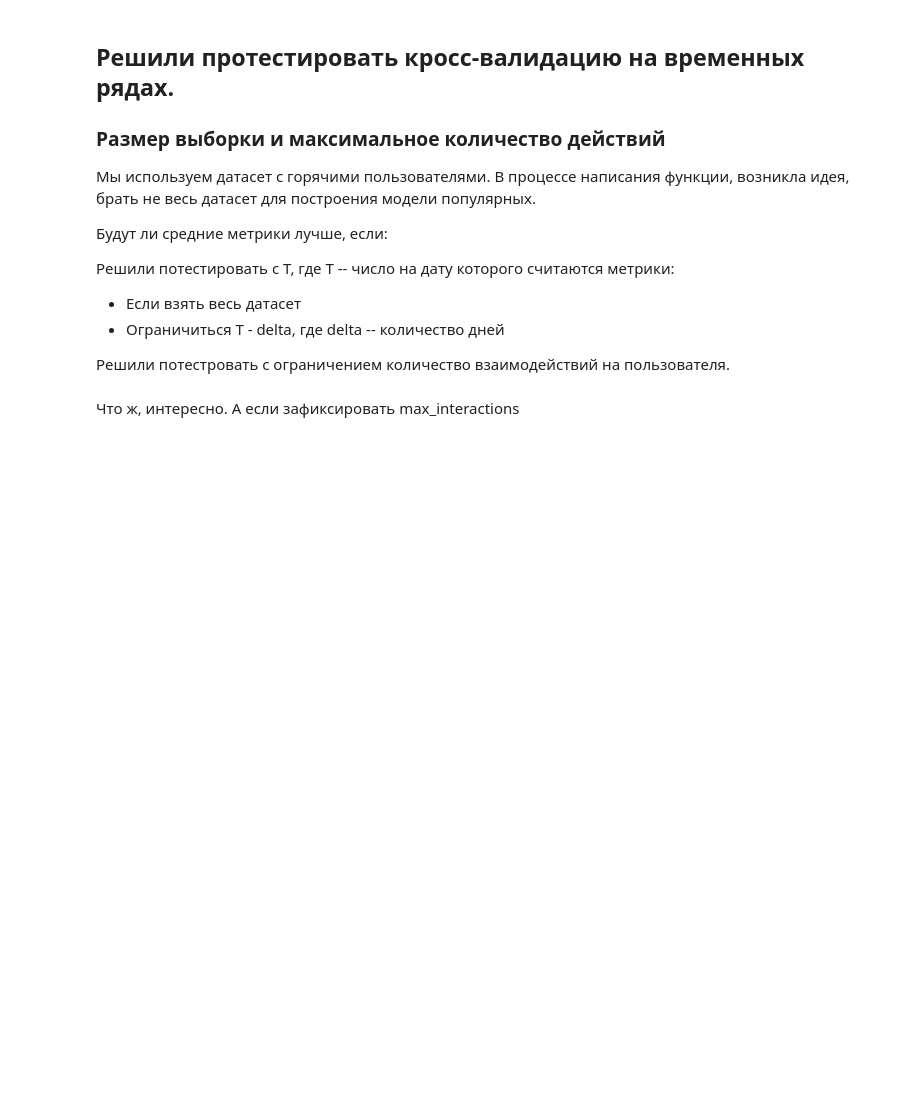
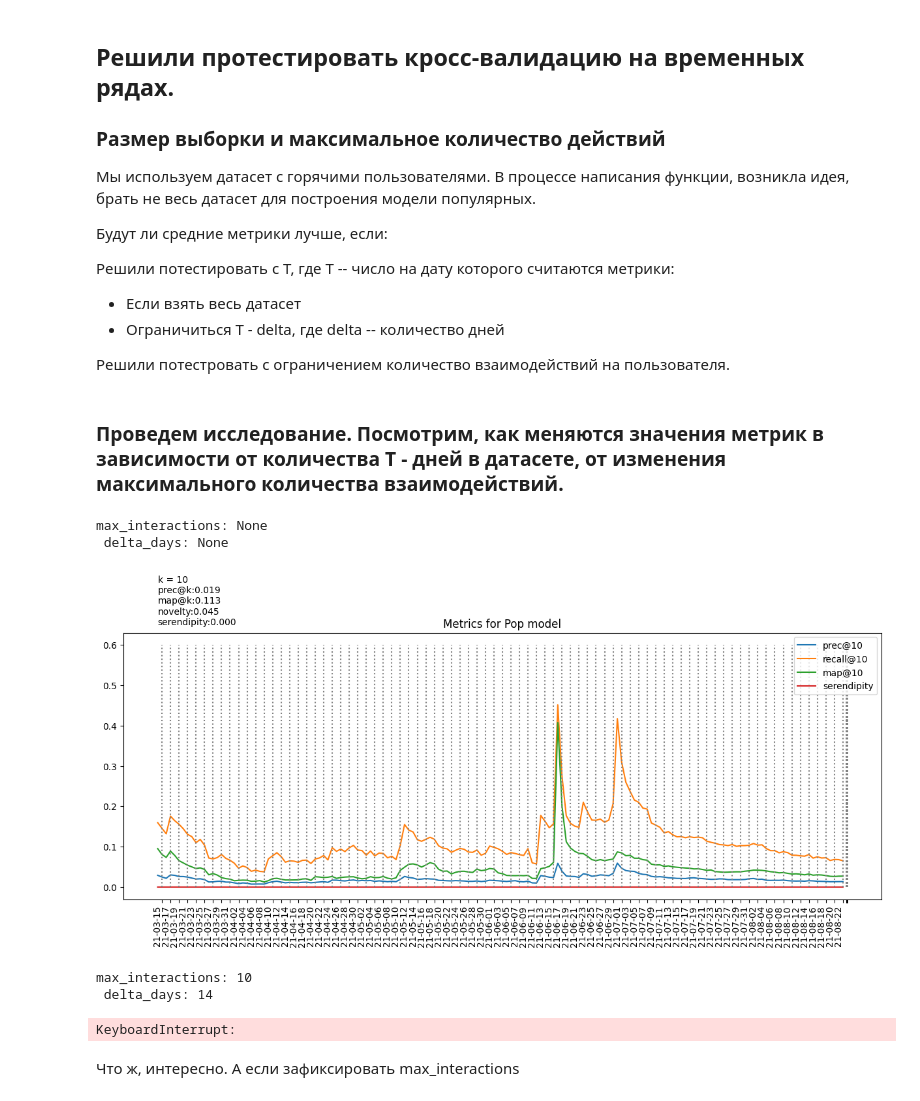
Before and after one commit to azatnv/RecoServiceTemplate, a Jupyter notebook: notebooks/hw_3_popular.ipynb, the cells around one changed output. Saved outputs shown, nothing was run; the diff lists cells and outputs as text; code cells hidden in the pictures; blank space fills up the shorter version.

Commit message:
fix: hw_3_popular.ipynb

```diff
--- a/notebooks/hw_3_popular.ipynb
+++ b/notebooks/hw_3_popular.ipynb
@@ -118,5 +6,0 @@ dataset = Dataset.construct(
-# %%
-# модель популярного
-
-simple_popular = PopularModel(add_cold=True)
-simple_popular.fit(dataset);
@@ -135,7 +136,7 @@ simple_popular.fit(dataset);
 Решили потестровать с ограничением количество взаимодействий на пользователя.
 # %%
 def calc_metrics_popular_by_date(
-    hot_interaсtions: pd.DataFrame,
+    hot_interactions: pd.DataFrame,
     metrics: Dict,
     delta_days: int = None,
     max_interactions: int = None
@@ -151,33 +152,33 @@ def calc_metrics_popular_by_date(
     """
 
     date_range = pd.date_range(
-        hot_interaсtions.datetime.min(),
-        hot_interaсtions.datetime.max()
+        hot_interactions.datetime.min(),
+        hot_interactions.datetime.max()
     )
-    # делаю date range
-    interactions_date_range = pd.DataFrame(columns=hot_interaсtions.columns)
+    # делаю date range  для того чтобы пройтись по датасету
+    # и предсказывать на следующую дату
+    interactions_date_range = pd.DataFrame(columns=hot_interactions.columns)
     calced_metrics = {}
 
     if max_interactions is not None:
-        hot_interaсtions = (
-            hot_interaсtions.loc[
-                hot_interaсtions['order']<=max_interactions
+        hot_interactions = (
+            hot_interactions.loc[
+                hot_interactions['order']<=max_interactions
             ]
         )
-        print(hot_interaсtions.shape)
 
 
     for i_fold, date in enumerate(date_range[:-1]):
 
-        train_ids = hot_interaсtions.loc[
-            hot_interaсtions[Columns.Datetime] == date
+        train_ids = hot_interactions.loc[
+            hot_interactions[Columns.Datetime] == date
         ].index
-        test_ids = hot_interaсtions.loc[
-            hot_interaсtions[Columns.Datetime] == date+pd.Timedelta(days=1)
+        test_ids = hot_interactions.loc[
+            hot_interactions[Columns.Datetime] == date+pd.Timedelta(days=1)
         ].index
 
-        X_train = hot_interaсtions.loc[train_ids].copy()
-        X_test = hot_interaсtions.loc[test_ids].copy()
+        X_train = hot_interactions.loc[train_ids].copy()
+        X_test = hot_interactions.loc[test_ids].copy()
 
         interactions_date_range = pd.concat([
             interactions_date_range,
@@ -206,6 +207,7 @@ def calc_metrics_popular_by_date(
         simple_popular = PopularModel(add_cold=True)
         simple_popular.fit(dataset)
 
+        # использую rec
         recos = simple_popular.recommend(
             X_test[Columns.User],
             dataset=dataset,
@@ -223,6 +225,7 @@ def calc_metrics_popular_by_date(
         calced_metrics[f'{(date+pd.Timedelta(days=1)).strftime("%y-%m-%d")}'] = metric_values
     calced_metrics_df = pd.DataFrame(calced_metrics).T
     return calced_metrics_df, simple_popular
+
 
 def make_plot(
     calced_metrics: pd.DataFrame,
@@ -253,7 +256,7 @@ def make_plot(
     plt.show()
 
 def calc_metrics_make_plot(
-    hot_interaсtions: pd.DataFrame,
+    hot_interactions: pd.DataFrame,
     delta_days: int = None,
     max_interactions: int = None,
     k_for_metrics: int = 10
@@ -272,7 +275,7 @@ def calc_metrics_make_plot(
     }
 
     calced_metrics_df, _ = calc_metrics_popular_by_date(
-        hot_interaсtions,
+        hot_interactions,
         metrics,
         delta_days,
         max_interactions
@@ -281,16 +284,25 @@ def calc_metrics_make_plot(
         calced_metrics_df,
         k_for_metrics
     )
+# %% [markdown]
+### Проведем исследование. Посмотрим, как меняются значения метрик в зависимости от количества T - дней в датасете, от изменения максимального количества взаимодействий.
 # %%
 delta_days = [None, 14, 7, 3, 1]
 max_interactions = [None, 10, 5, 3, 1]
 
 for days,max_iter in zip(delta_days, max_interactions):
 
     print("max_interactions:", max_iter,"\n", "delta_days:", days)
     calc_metrics_make_plot(
-        hot_interaсtions,
+        hot_interactions,
         days,
         max_iter,
         max_iter
     )
+# %% [output]
+max_interactions: None
+ delta_days: None
+[figure, added]
+max_interactions: 10
+ delta_days: 14
+KeyboardInterrupt:
```
Also changed, not shown: parts of 33 cells of this notebook, 2 other files.
